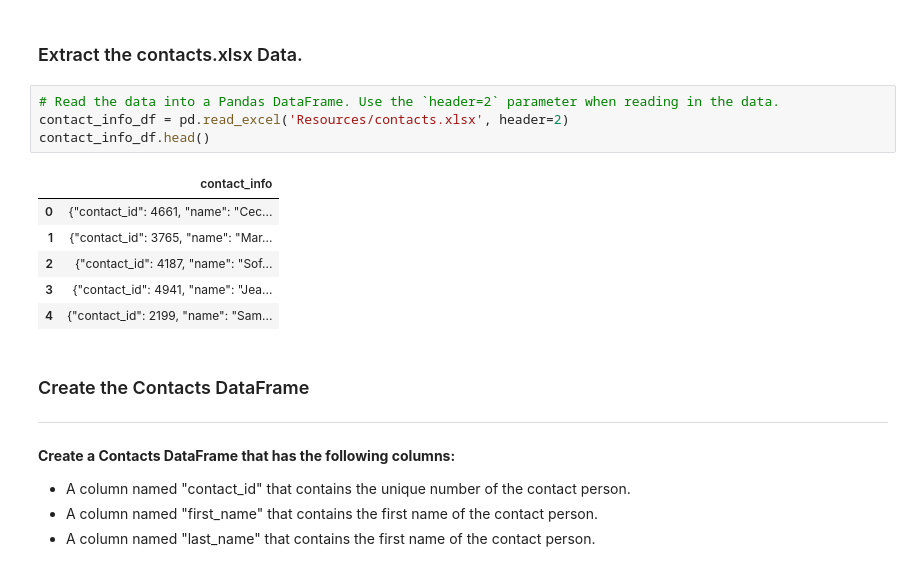
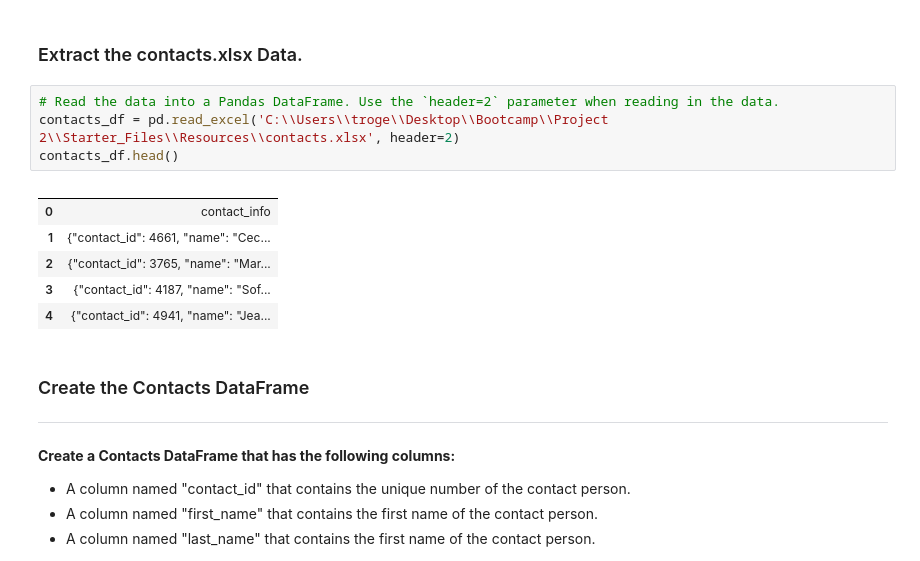
Before and after one commit to togers07111984/Crowdfunding_ETL, a Jupyter notebook: ETL_Mini_Project_TRogers_RSosa.ipynb, the cells around one changed output. Saved outputs shown, nothing was run; the diff lists cells and outputs as text.

```diff
--- a/ETL_Mini_Project_TRogers_RSosa.ipynb
+++ b/ETL_Mini_Project_TRogers_RSosa.ipynb
@@ -288,15 +272,15 @@ final_df.to_csv('C:\\Users\\troge\\Desktop\\Bootcamp\\Project 2\\final_merged_da
 ### Extract the contacts.xlsx Data.
 # %%
 # Read the data into a Pandas DataFrame. Use the `header=2` parameter when reading in the data.
-contact_info_df = pd.read_excel('Resources/contacts.xlsx', header=2)
-contact_info_df.head()
+contacts_df = pd.read_excel('C:\\Users\\troge\\Desktop\\Bootcamp\\Project 2\\Starter_Files\\Resources\\contacts.xlsx', header=2)
+contacts_df.head()
 # %% [output]
-|  | contact_info |
-| 0 | {"contact_id": 4661, "name": "Cec... |
-| 1 | {"contact_id": 3765, "name": "Mar... |
-| 2 | {"contact_id": 4187, "name": "Sof... |
-| 3 | {"contact_id": 4941, "name": "Jea... |
-| 4 | {"contact_id": 2199, "name": "Sam... |
+|  |  |
+| 0 | contact_info |
+| 1 | {"contact_id": 4661, "name": "Cec... |
+| 2 | {"contact_id": 3765, "name": "Mar... |
+| 3 | {"contact_id": 4187, "name": "Sof... |
+| 4 | {"contact_id": 4941, "name": "Jea... |
 # %% [markdown]
 ### Create the Contacts DataFrame
 ---
```
Also changed, not shown: parts of 3 cells of this notebook.
